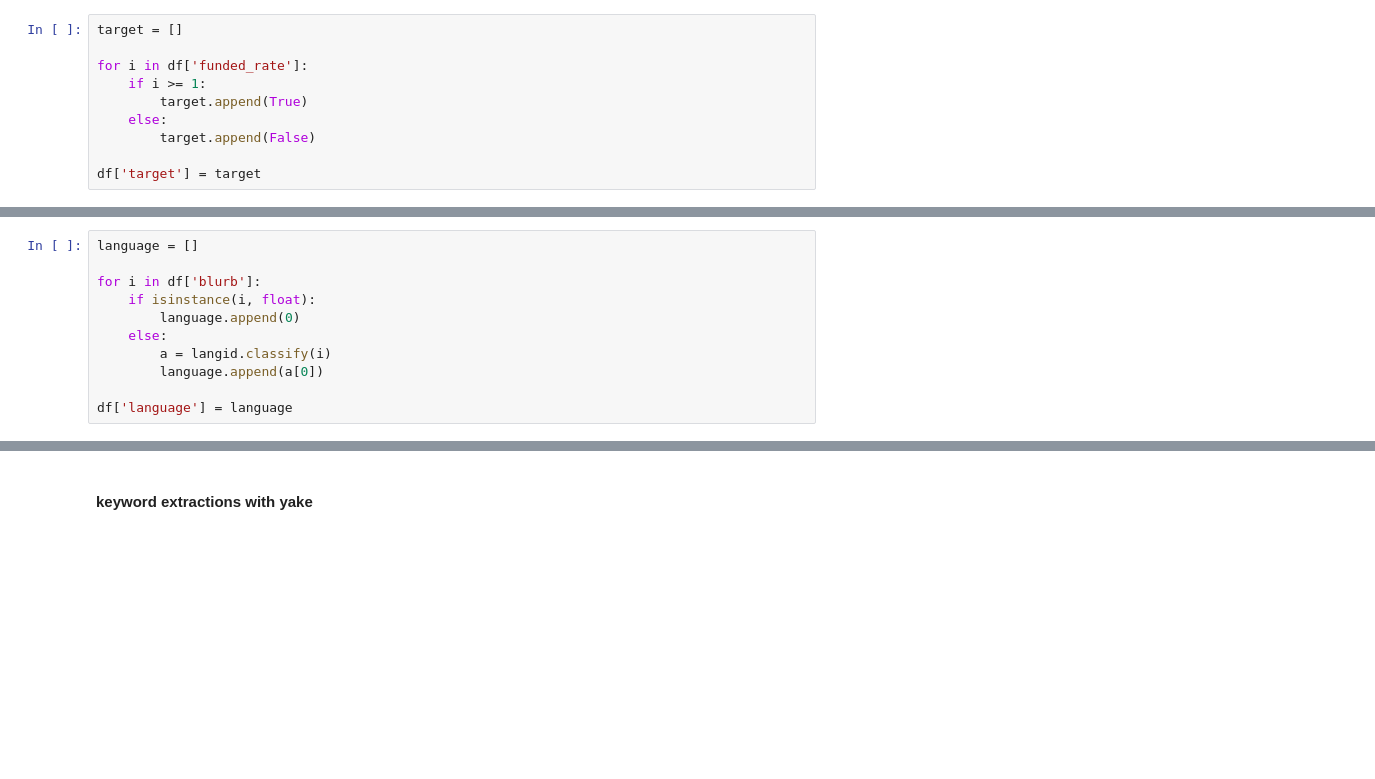
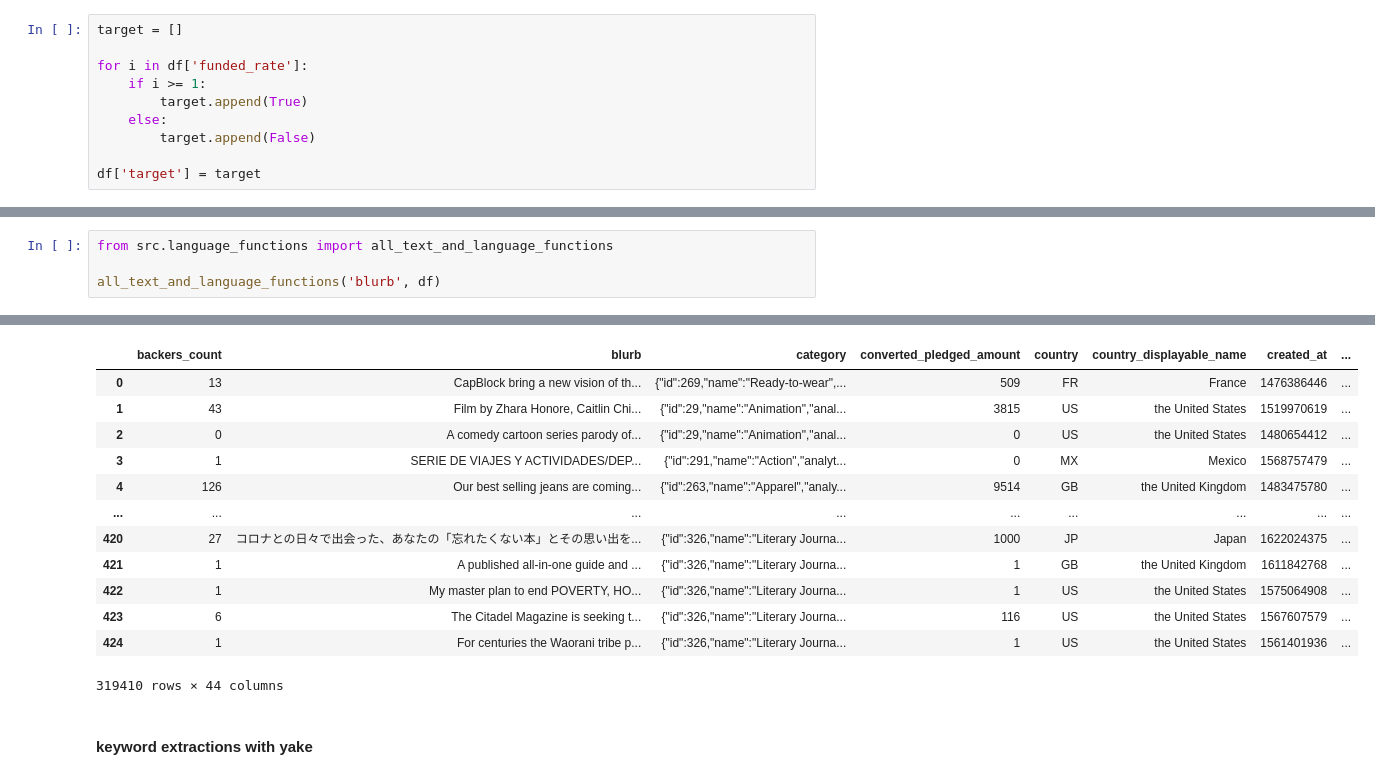
Before and after one commit to nicolerichter1989/Final-Project---Kickstarter, a Jupyter notebook: kickstarter_project.ipynb, the cells around one changed output, grey strips where cells are left out. Cells and saved outputs as stored; diff of their text form; blank space fills up the shorter version.

```diff
--- a/kickstarter_project.ipynb
+++ b/kickstarter_project.ipynb
@@ -399,11 +311,0 @@ df['target'] = target
-# %%
-language = []
-
-for i in df['blurb']:
-    if isinstance(i, float):
-        language.append(0)
-    else:
-        a = langid.classify(i)
-        language.append(a[0])
-
-df['language'] = language
@@ -465,0 +338,5 @@ df.shape
+# %%
+from src.language_functions import all_text_and_language_functions
+
+all_text_and_language_functions('blurb', df)
+# %% [output]
@@ -466,3 +349,16 @@ df.shape
+|  | backers_count | blurb | category | converted_pledged_amount | country | country_displayable_name | created_at | ... |
+| 0 | 13 | CapBlock bring a new vision of th... | {"id":269,"name":"Ready-to-wear",... | 509 | FR | France | 1476386446 | ... |
+| 1 | 43 | Film by Zhara Honore, Caitlin Chi... | {"id":29,"name":"Animation","anal... | 3815 | US | the United States | 1519970619 | ... |
+| 2 | 0 | A comedy cartoon series parody of... | {"id":29,"name":"Animation","anal... | 0 | US | the United States | 1480654412 | ... |
+| 3 | 1 | SERIE DE VIAJES Y ACTIVIDADES/DEP... | {"id":291,"name":"Action","analyt... | 0 | MX | Mexico | 1568757479 | ... |
+| 4 | 126 | Our best selling jeans are coming... | {"id":263,"name":"Apparel","analy... | 9514 | GB | the United Kingdom | 1483475780 | ... |
+| ... | ... | ... | ... | ... | ... | ... | ... | ... |
+| 420 | 27 | コロナとの日々で出会った、あなたの「忘れたくない本」とその思い出を... | {"id":326,"name":"Literary Journa... | 1000 | JP | Japan | 1622024375 | ... |
+| 421 | 1 | A published all-in-one guide and ... | {"id":326,"name":"Literary Journa... | 1 | GB | the United Kingdom | 1611842768 | ... |
+| 422 | 1 | My master plan to end POVERTY, HO... | {"id":326,"name":"Literary Journa... | 1 | US | the United States | 1575064908 | ... |
+| 423 | 6 | The Citadel Magazine is seeking t... | {"id":326,"name":"Literary Journa... | 116 | US | the United States | 1567607579 | ... |
+| 424 | 1 | For centuries the Waorani tribe p... | {"id":326,"name":"Literary Journa... | 1 | US | the United States | 1561401936 | ... |
+319410 rows × 44 columns
 # %% [markdown]
 #### keyword extractions with yake
 # %%
```
Also changed, not shown: parts of 45 cells of this notebook, 2 other files.
